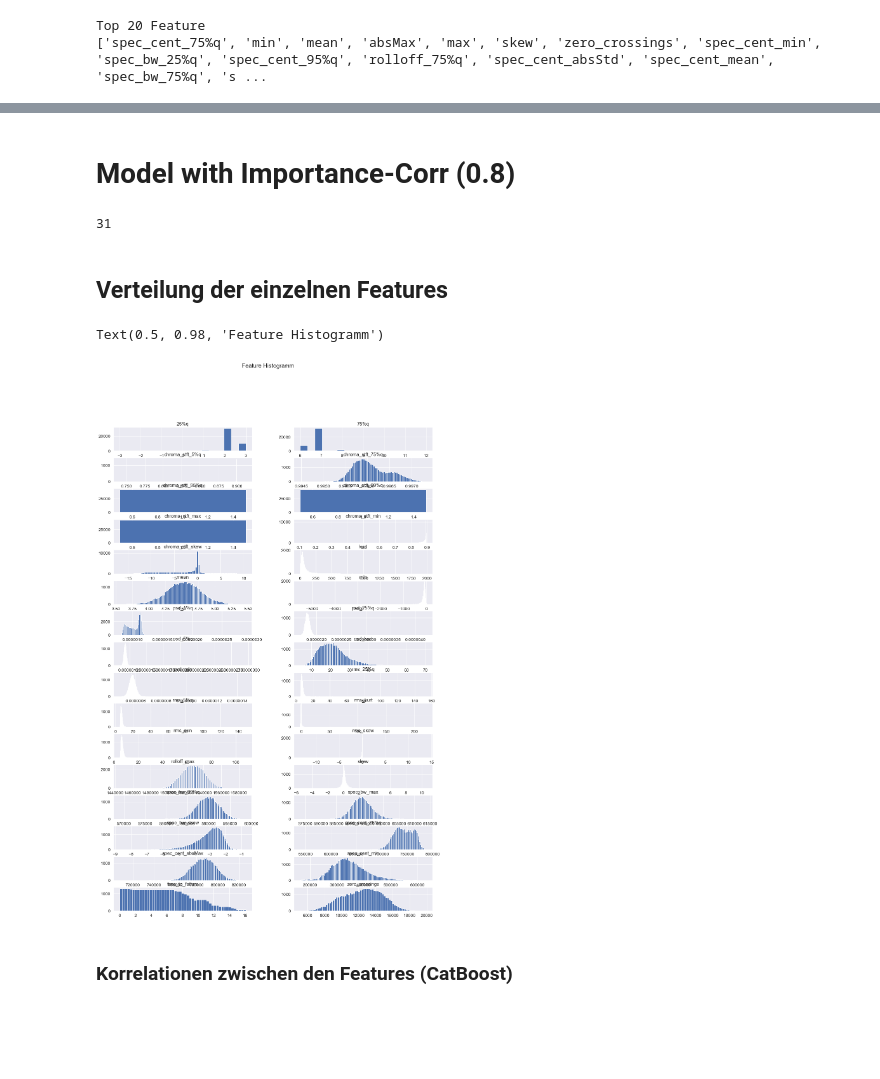
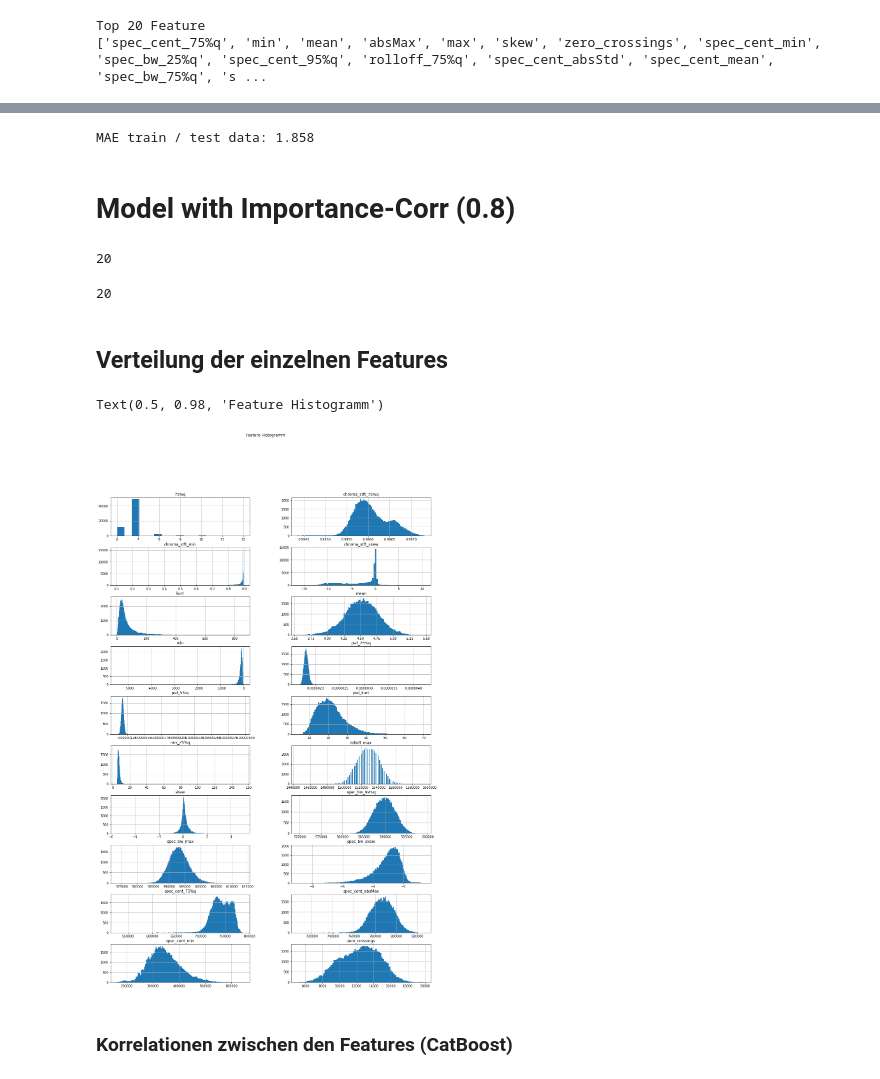
Before and after one commit to domelein/CAS_PML_Earthquake_pred, a Jupyter notebook: Model_CatBoost.ipynb, the cells around one changed output, grey strips where cells are left out. Drawn from its saved outputs; the diff is of its cells as text; code cells hidden in the pictures; blank space fills up the shorter version.

```diff
--- a/Model_CatBoost.ipynb
+++ b/Model_CatBoost.ipynb
@@ -49,7 +49,7 @@ Features_4194_94 = 'Features_4194_94.csv'
 # %% [markdown]
 # Feature laden
 # %%
-train_data = pd.read_csv(earthquake_daten+feature_62900_94)
+train_data = pd.read_csv(earthquake_daten+feature_41934_94)
 train_data = shuffle(train_data, random_state=10)
 
 feature_data = train_data.iloc[:,1:95]
@@ -269,21 +300,28 @@ MAE train / test data: 1.808
+# %%
+gbm0 = CatBoostRegressor(random_state=10, verbose = False)
+test_Model_with_41934_test_train_split(gbm0)
+# %% [output]
+MAE train / test data: 1.858
 # %% [markdown]
 # Model with Importance-Corr (0.8)
 # %%
-filter_Importence_Corr = ['spec_cent_75%q', 'mean', 'zero_crossings', 'skew', 'min', 'psd_kurt', 'spec_cent_min', 'kurt', 'chroma_stft_skew', 'spec_bw_skew', 'spec_cent_absMax', 'psd_25%q', 'spec_bw_99%q', 'psd_5%q', 'chroma_stft_75%q', '75%q', 'rolloff_max', 'spec_bw_max', 'chroma_stft_min', 'rms_25%q', 'rms_min', 'rms_5%q', 'psd_1%q', 'psd_min', '25%q', 'chroma_stft_5%q', 'rms_skew', 'rms_kurt', 'chroma_stft_99%q', 'chroma_stft_95%q', 'chroma_stft_max']
+filter_Importence_Corr = ['spec_cent_75%q', 'mean', 'zero_crossings', 'skew', 'min', 'psd_kurt', 'spec_cent_min', 'kurt', 'chroma_stft_skew', 'spec_bw_skew', 'spec_cent_absMax', 'psd_25%q', 'spec_bw_99%q', 'psd_5%q', 'chroma_stft_75%q', '75%q', 'rolloff_max', 'spec_bw_max', 'chroma_stft_min', 'rms_25%q']
 print(len(filter_Importence_Corr))
 filtered_feature_data_imp_corr = feature_data.filter(items=filter_Importence_Corr)
+# %% [output]
+20
 # %%
 len(filter_Importence_Corr)
 # %% [output]
-31
+20
 # %% [markdown]
 ## Verteilung der einzelnen Features
 # %%
-axes = filtered_feature_data_imp_corr.hist(bins='auto', figsize=(18, 28), layout=(16, 2))
+axes = filtered_feature_data_imp_corr.hist(bins='auto', figsize=(18, 28), layout=(10, 2))
 plt.suptitle("Feature Histogramm")
 # %% [output]
 Text(0.5, 0.98, 'Feature Histogramm')
-[figure, old version]
+[figure, new version]
 # %% [markdown]
 ### Korrelationen zwischen den Features (CatBoost)
 # %%
```
Also changed, not shown: parts of 11 cells of this notebook, 3 other files.
